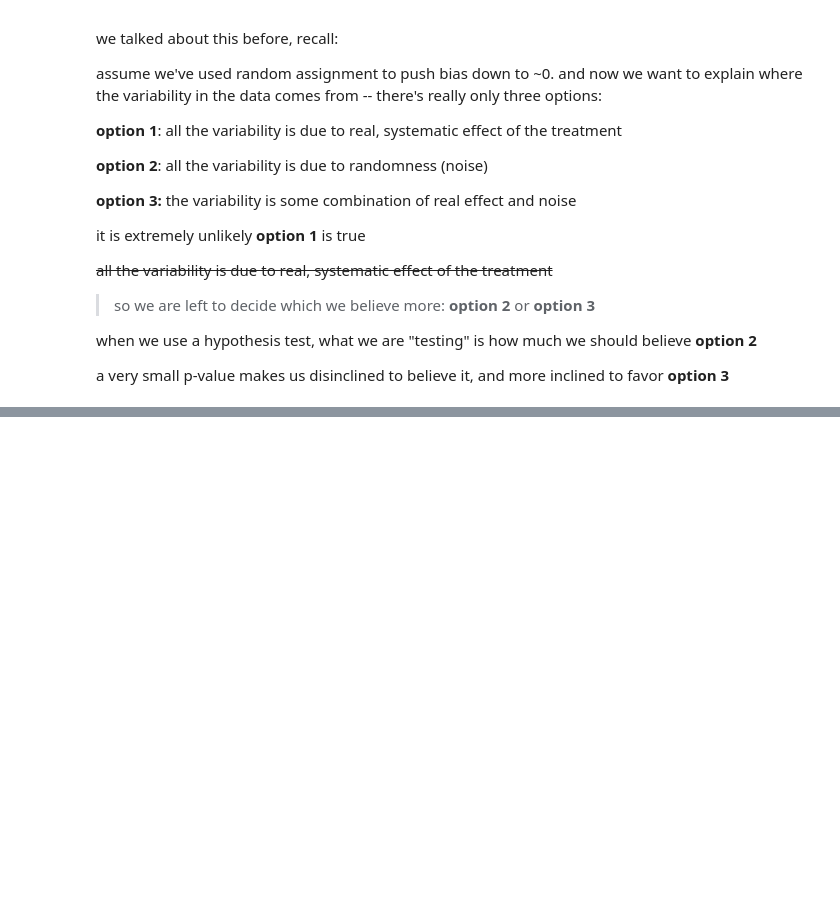
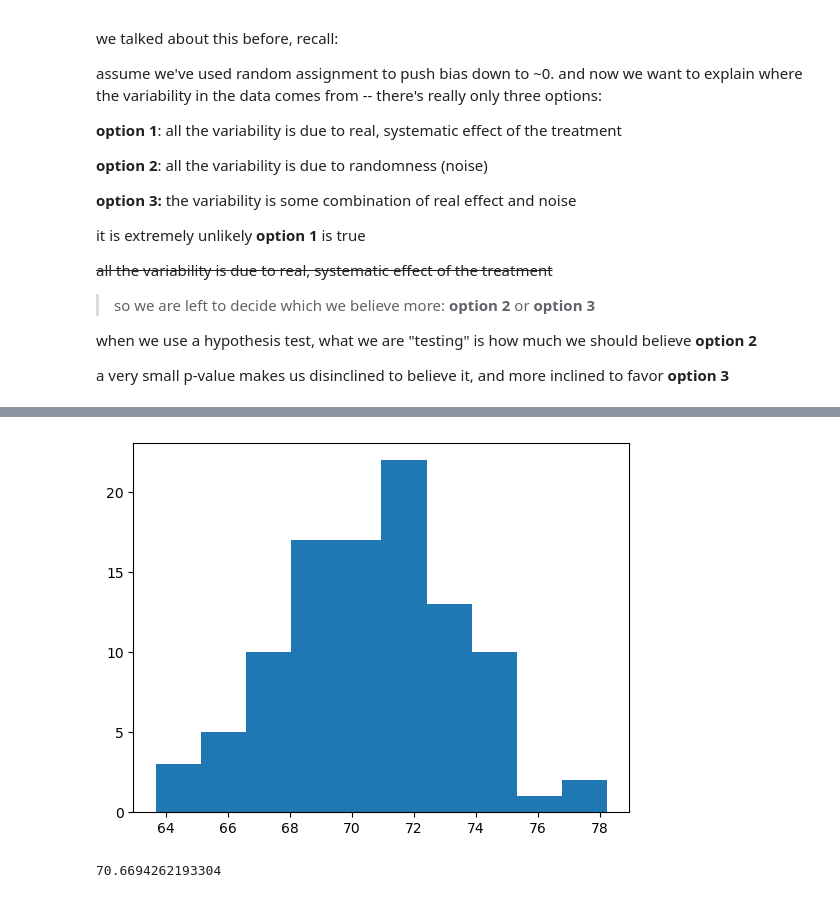
Before and after one commit to project-palooza/causal_inference, a Jupyter notebook: notebooks/variance.ipynb, the cells around one changed output, grey strips where cells are left out. Saved outputs shown, nothing was run; the diff lists cells and outputs as text; code cells hidden in the pictures; blank space fills up the shorter version.

```diff
--- a/notebooks/variance.ipynb
+++ b/notebooks/variance.ipynb
@@ -64,0 +85,16 @@ a very small p-value makes us disinclined to believe it, and more inclined to fa
+# %%
+sample_size = 100
+
+random_sample = np.random.choice(population_height,size = sample_size,replace=False)
+
+plt.figure()
+plt.hist(random_sample)
+plt.show()
+# %% [output]
+[figure, added]
+# %%
+# we're trying to guess what the real mean of this population is
+
+random_sample.mean()
+# %% [output]
+70.6694262193304
```
Also changed, not shown: parts of 11 cells of this notebook.
